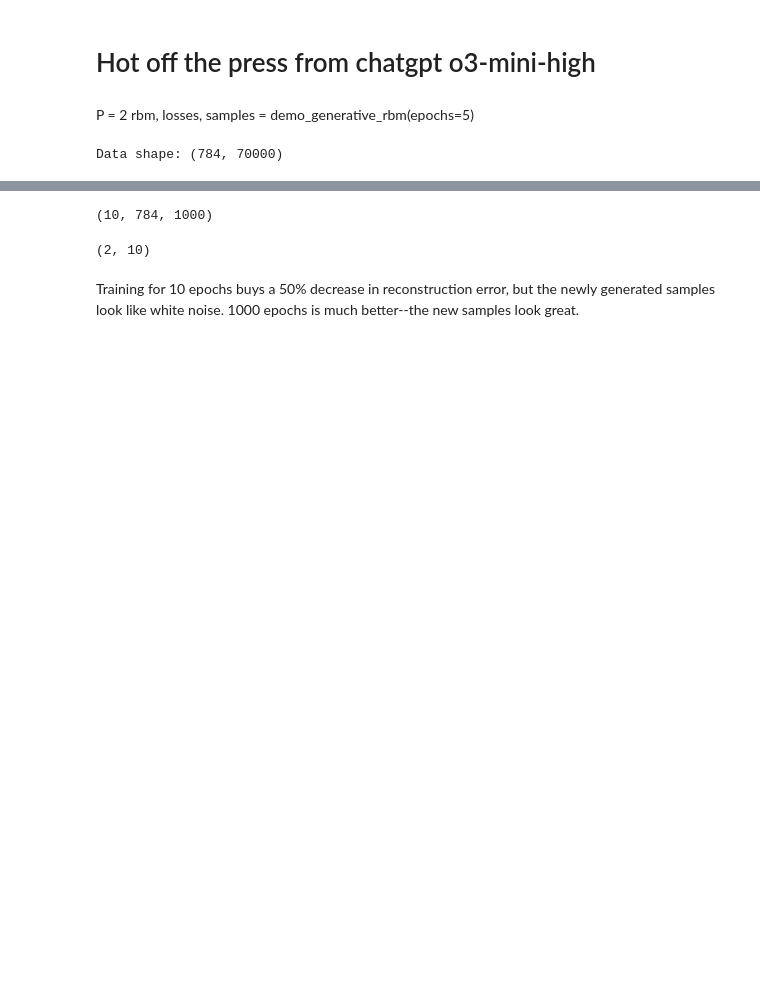
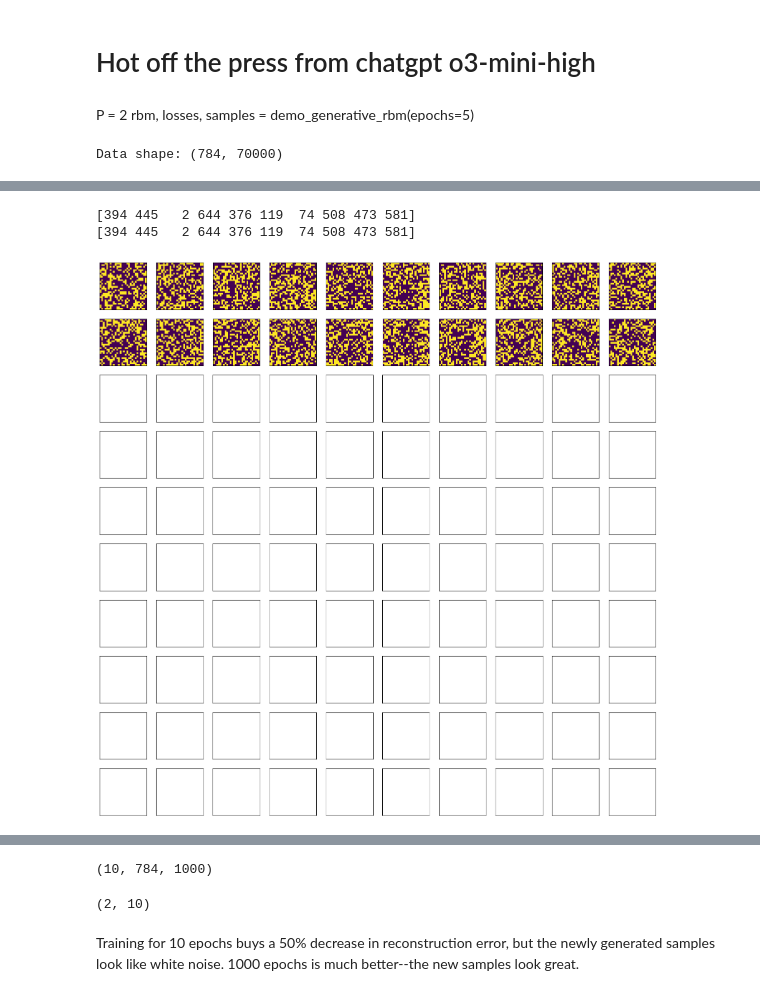
Before and after one commit to juancarlosfdc/noncanonical-olfaction, a Jupyter notebook: rbm/from_scratch.ipynb, the cells around one changed output, grey strips where cells are left out. Cells and saved outputs as stored; diff of their text form; code cells hidden in the pictures; blank space fills up the shorter version.

```diff
--- a/rbm/from_scratch.ipynb
+++ b/rbm/from_scratch.ipynb
@@ -298,3 +308,9 @@ rbm.compute_background_rmse()
+# %%
+rbm.plot_samples(samples);
+# %% [output]
+[394 445   2 644 376 119  74 508 473 581]
+[394 445   2 644 376 119  74 508 473 581]
+[figure, added]
 # %%
 samples.shape
 # %% [output]
```
Also changed, not shown: parts of 7 cells of this notebook.
